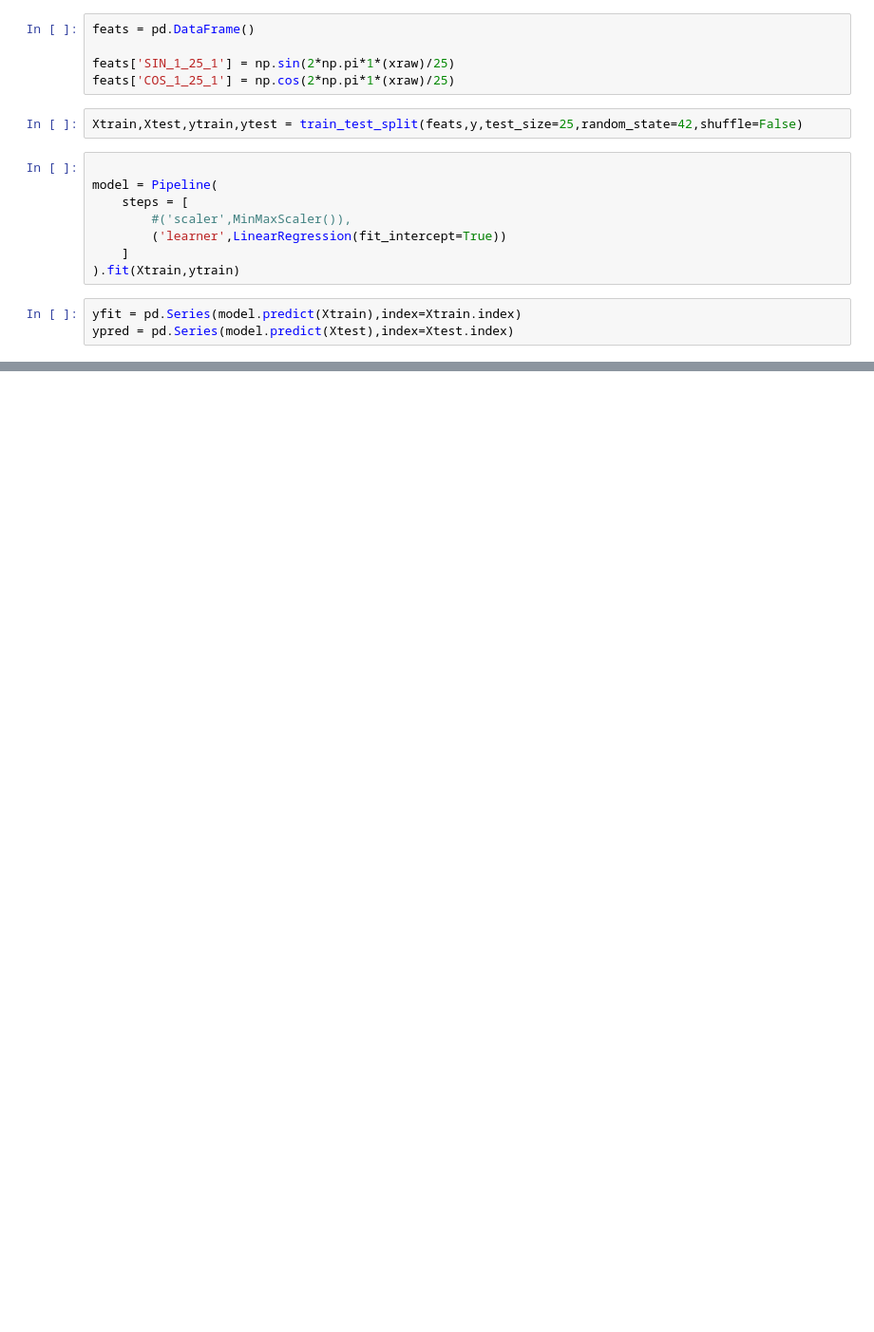
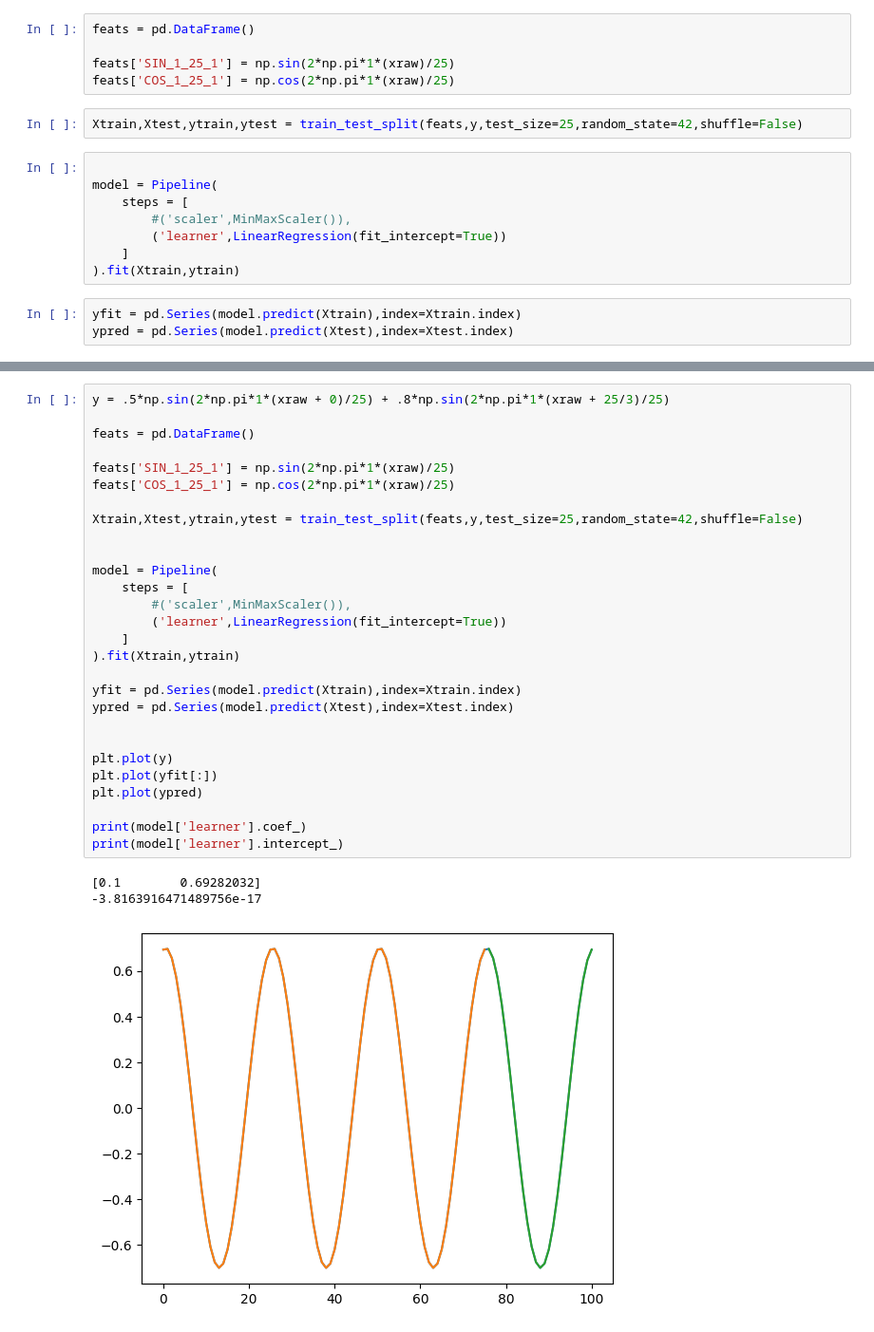
Before and after one commit to JLivingston01/ml-research, a Jupyter notebook: time-driven-probabilities/notebooks/sinusoids.ipynb, the cells around one changed output, grey strips where cells are left out. Shown: that part at 95% size. Saved outputs shown, nothing was run; the diff lists cells and outputs as text; blank space fills up the shorter version.

```diff
--- a/time-driven-probabilities/notebooks/sinusoids.ipynb
+++ b/time-driven-probabilities/notebooks/sinusoids.ipynb
@@ -55,0 +56,32 @@ print(model['learner'].intercept_)
+# %%
+y = .5*np.sin(2*np.pi*1*(xraw + 0)/25) + .8*np.sin(2*np.pi*1*(xraw + 25/3)/25)
+
+feats = pd.DataFrame()
+
+feats['SIN_1_25_1'] = np.sin(2*np.pi*1*(xraw)/25)
+feats['COS_1_25_1'] = np.cos(2*np.pi*1*(xraw)/25)
+
+Xtrain,Xtest,ytrain,ytest = train_test_split(feats,y,test_size=25,random_state=42,shuffle=False)
+
+
+model = Pipeline(
+    steps = [
+        #('scaler',MinMaxScaler()),
+        ('learner',LinearRegression(fit_intercept=True))
+    ]
+).fit(Xtrain,ytrain)
+
+yfit = pd.Series(model.predict(Xtrain),index=Xtrain.index)
+ypred = pd.Series(model.predict(Xtest),index=Xtest.index)
+
+
+plt.plot(y)
+plt.plot(yfit[:])
+plt.plot(ypred)
+
+print(model['learner'].coef_)
+print(model['learner'].intercept_)
+# %% [output]
+[0.1        0.69282032]
+-3.8163916471489756e-17
+[figure, added]
```
Also changed, not shown: parts of 4 cells of this notebook.
